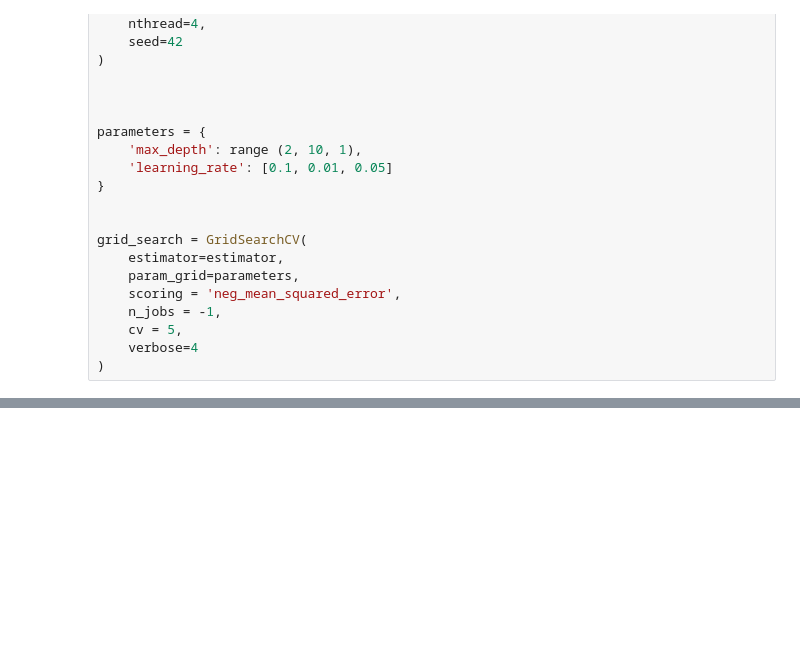
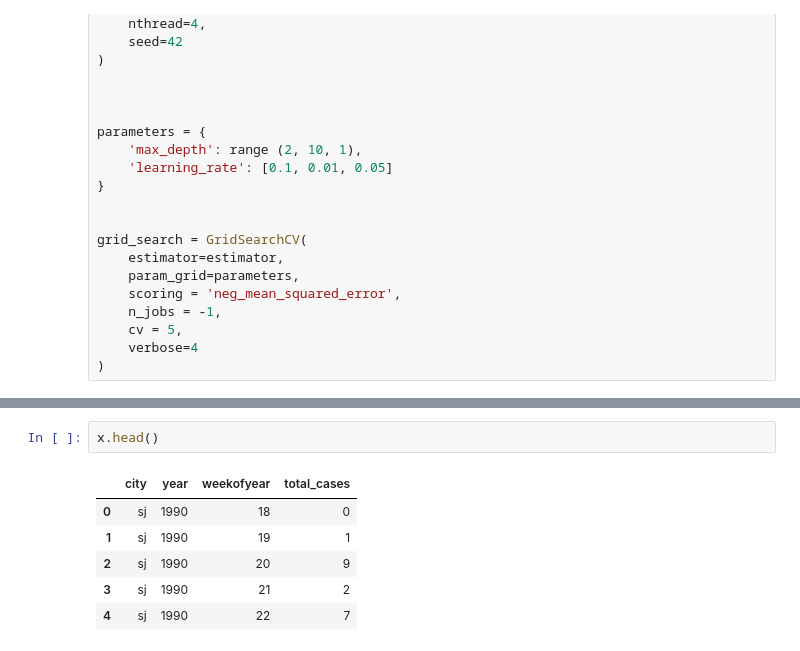
Before and after one commit to Viroslav/SFE, a Jupyter notebook: DS/Untitled8.ipynb, the cells around one changed output, grey strips where cells are left out. Drawn from its saved outputs; the diff is of its cells as text; blank space fills up the shorter version.

```diff
--- a/DS/Untitled8.ipynb
+++ b/DS/Untitled8.ipynb
@@ -92,0 +156,9 @@ Fitting 5 folds for each of 24 candidates, totalling 120 fits
+# %%
+x.head()
+# %% [output]
+|  | city | year | weekofyear | total_cases |
+| 0 | sj | 1990 | 18 | 0 |
+| 1 | sj | 1990 | 19 | 1 |
+| 2 | sj | 1990 | 20 | 9 |
+| 3 | sj | 1990 | 21 | 2 |
+| 4 | sj | 1990 | 22 | 7 |
```
Also changed, not shown: parts of 16 cells of this notebook.
